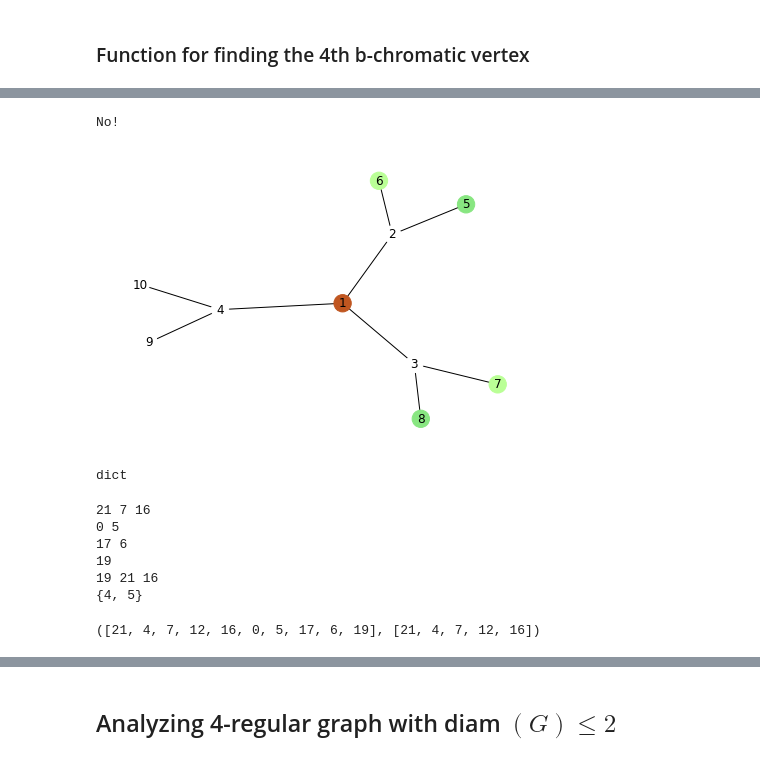
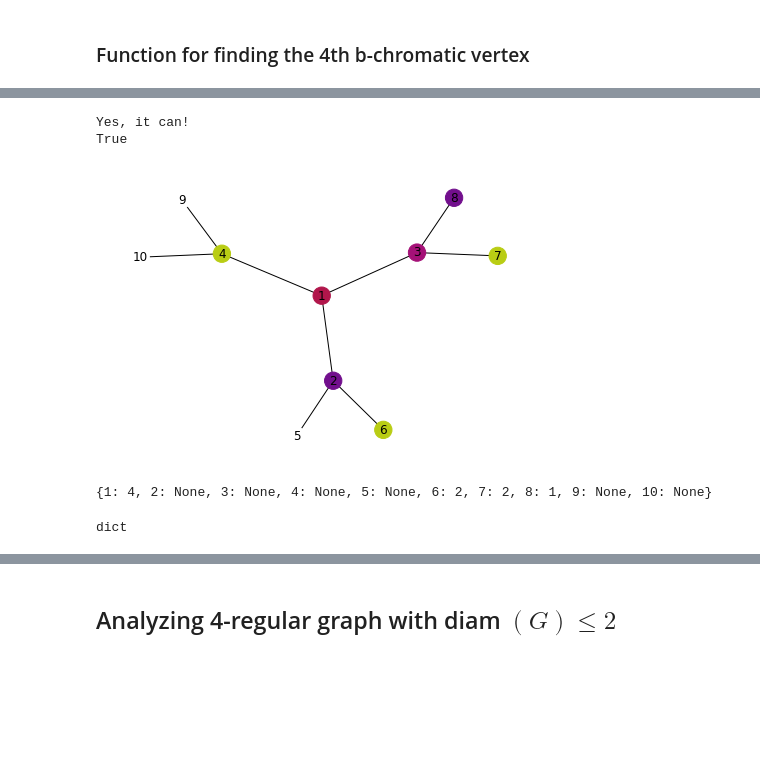
Before and after one commit to mendoza95/b_chromatic_colouring, a Jupyter notebook: b_chromatic_algorithms_cubic_graphs.ipynb, the cells around one changed output, grey strips where cells are left out. Saved outputs shown, nothing was run; the diff lists cells and outputs as text; code cells hidden in the pictures; blank space fills up the shorter version.

Commit message:
Now the implementation of the algorithm for finding a b-chromatic colouring with 4 colours works

```diff
--- a/b_chromatic_algorithms_cubic_graphs.ipynb
+++ b/b_chromatic_algorithms_cubic_graphs.ipynb
@@ -214,31 +219,50 @@ def does_conditions_i_ii_lemma3_hold(G, c, x, CSNx, cNx):
         if (len(cCSNx[xp1].intersection(cCSNx[xp2])) == 2): return False
     return True
 # %%
-def can_u_become_b_chromatic(G, u, c):
+def can_u_become_b_chromatic(G, C, u, d, c):
+    """Checks whether vertex u can become a b-chromatic vertex of colour d
+    G: Graph
+    C: Set of colours used in the colouring c
+    u: vertex to be checked
+    d: colour that vertex u will pick up
+    c: colour assignation function
+    """
+    for up in G.adj[u]:
+        if c[up] == d: return False#First we check whether or not d is in the neighbourhood of u
     cNu = {c[up] for up in G.adj[u] if c[up] is not None} #colour set of the neighbour of u
     SNx = {up for up in G.adj[u] if c[up] is not None} #set of coloured neighbours of u
     #print("coloruhood of u: {} and coloured vertices in N(u): {}".format(cNu, SNx))
     if (cNu != set() and SNx != set()) and len(cNu) == len(SNx): return True
     if (cNu != set() and SNx != set()) and len(cNu) < len(SNx): return False
     CSNx = {up for up in G.adj[u] if up not in SNx}
-    return does_conditions_i_ii_lemma3_hold(G, c, u, CSNx, cNu)
+    return does_conditions_i_ii_lemma3_hold(G, C.difference({d}), c, u, CSNx, cNu)
 # %%
 Gp = nx.Graph()
+C = {1,2,3,4}
+d = 4
 Gp.add_edges_from([(1,2),(1,3),(1,4),(2,5), (2,6), (3,7),(3,8), (4,9), (4,10)])
-cp = {u:None for u in Gp.nodes()}
-cp[1] = 4
-#cp[2] = 1
-#cp[3] = 3
-#cp[4] = 2
-cp[8] = cp[5] = 1
-cp[6] = cp[7] = 2
-#cp[10] = 1
-if can_u_become_b_chromatic(Gp, 1, cp): print("Yes, it can!")
+c = {u:None for u in Gp.nodes()}
+c[1] = d
+#c[2] = 1
+#c[3] = 3
+#c[4] = 2
+c[8]  = 1
+c[6] = c[7] = 2
+#c[10] = 1
+if can_u_become_b_chromatic(Gp, C, 1, d, c):
+    print("Yes, it can!")
+    c, success = find_b_chromatic_assignment(Gp, C.difference({d}), 1, c)
+    print(success)
 else: print("No!")
-nx.draw(Gp, with_labels=True, node_color = get_colors_to_use(cp))
+nx.draw(Gp, with_labels=True, node_color = get_colors_to_use(c))
 # %% [output]
-No!
+Yes, it can!
+True
-[figure, old version]
+[figure, new version]
+# %%
+c
+# %% [output]
+{1: 4, 2: None, 3: None, 4: None, 5: None, 6: 2, 7: 2, 8: 1, 9: None, 10: None}
 # %%
 type({})
 # %% [output]
@@ -270,12 +302 @@ def find_fourth_b_chromatic_vertex(G, x, c, visited, S, success):
                     return c, success
-# %%
-G = nx.random_regular_graph(3, 24)
-u = random.choice(list(G.nodes()))
-# %% [output]
-21 7 16
-0 5
-17 6
-19
-19 21 16
-{4, 5}
-([21, 4, 7, 12, 16, 0, 5, 17, 6, 19], [21, 4, 7, 12, 16])
```
Also changed, not shown: parts of 19 cells of this notebook.
